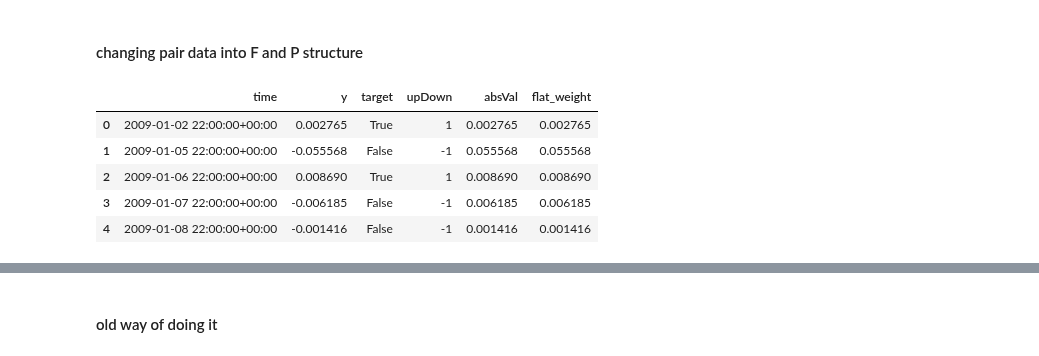
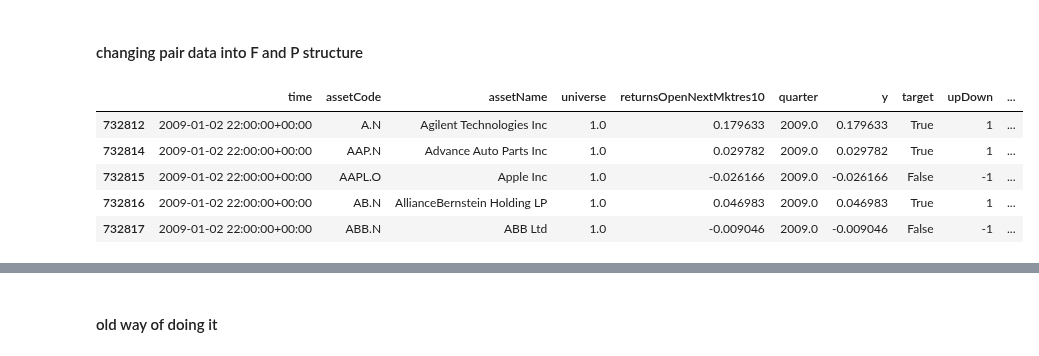
Before and after one commit to yumichael/two-sigma-financial-news, a Jupyter notebook: work/pair.ipynb, the cells around one changed output, grey strips where cells are left out. Cells and saved outputs as stored; diff of their text form; code cells hidden in the pictures.

```diff
--- a/work/pair.ipynb
+++ b/work/pair.ipynb
@@ -197,9 +207,9 @@ FG, PQ = make_FG_PQ(lambda x:x=='oo', lambda x:x=='oo', weight=None, CC=CC,G=G,Q
 # %%
-PQ.head()
+P.head()
 # %% [output]
-|  | time | y | target | upDown | absVal | flat_weight |
-| 0 | 2009-01-02 22:00:00+00:00 | 0.002765 | True | 1 | 0.002765 | 0.002765 |
-| 1 | 2009-01-05 22:00:00+00:00 | -0.055568 | False | -1 | 0.055568 | 0.055568 |
-| 2 | 2009-01-06 22:00:00+00:00 | 0.008690 | True | 1 | 0.008690 | 0.008690 |
-| 3 | 2009-01-07 22:00:00+00:00 | -0.006185 | False | -1 | 0.006185 | 0.006185 |
-| 4 | 2009-01-08 22:00:00+00:00 | -0.001416 | False | -1 | 0.001416 | 0.001416 |
+|  | time | assetCode | assetName | universe | returnsOpenNextMktres10 | quarter | y | target | upDown | ... |
+| 732812 | 2009-01-02 22:00:00+00:00 | A.N | Agilent Technologies Inc | 1.0 | 0.179633 | 2009.0 | 0.179633 | True | 1 | ... |
+| 732814 | 2009-01-02 22:00:00+00:00 | AAP.N | Advance Auto Parts Inc | 1.0 | 0.029782 | 2009.0 | 0.029782 | True | 1 | ... |
+| 732815 | 2009-01-02 22:00:00+00:00 | AAPL.O | Apple Inc | 1.0 | -0.026166 | 2009.0 | -0.026166 | False | -1 | ... |
+| 732816 | 2009-01-02 22:00:00+00:00 | AB.N | AllianceBernstein Holding LP | 1.0 | 0.046983 | 2009.0 | 0.046983 | True | 1 | ... |
+| 732817 | 2009-01-02 22:00:00+00:00 | ABB.N | ABB Ltd | 1.0 | -0.009046 | 2009.0 | -0.009046 | False | -1 | ... |
```
Also changed, not shown: parts of 7 cells of this notebook.
